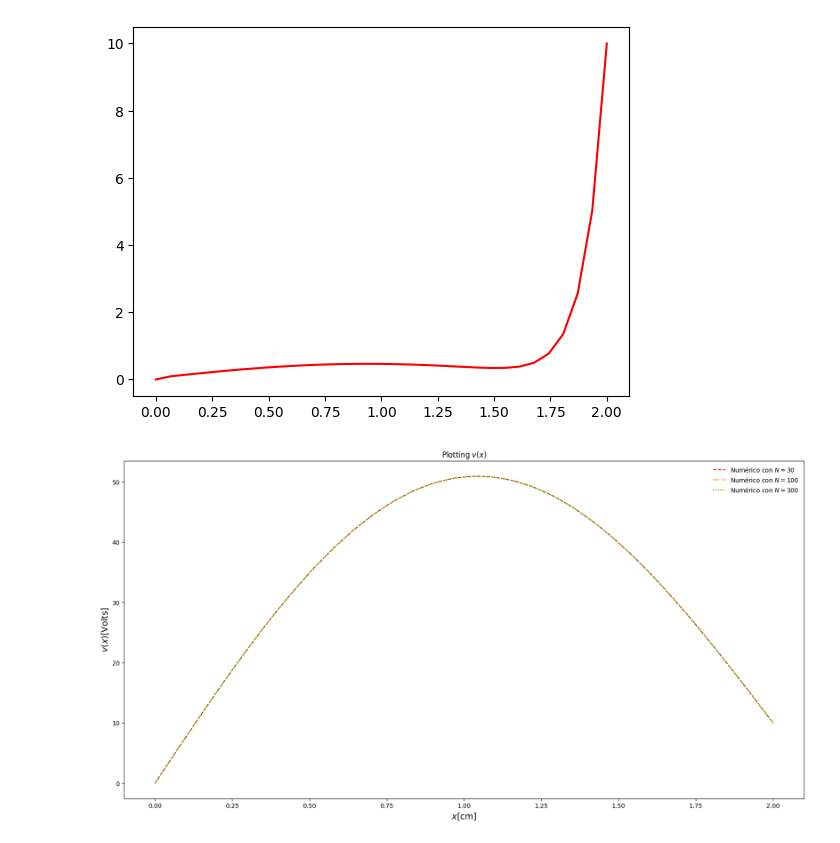
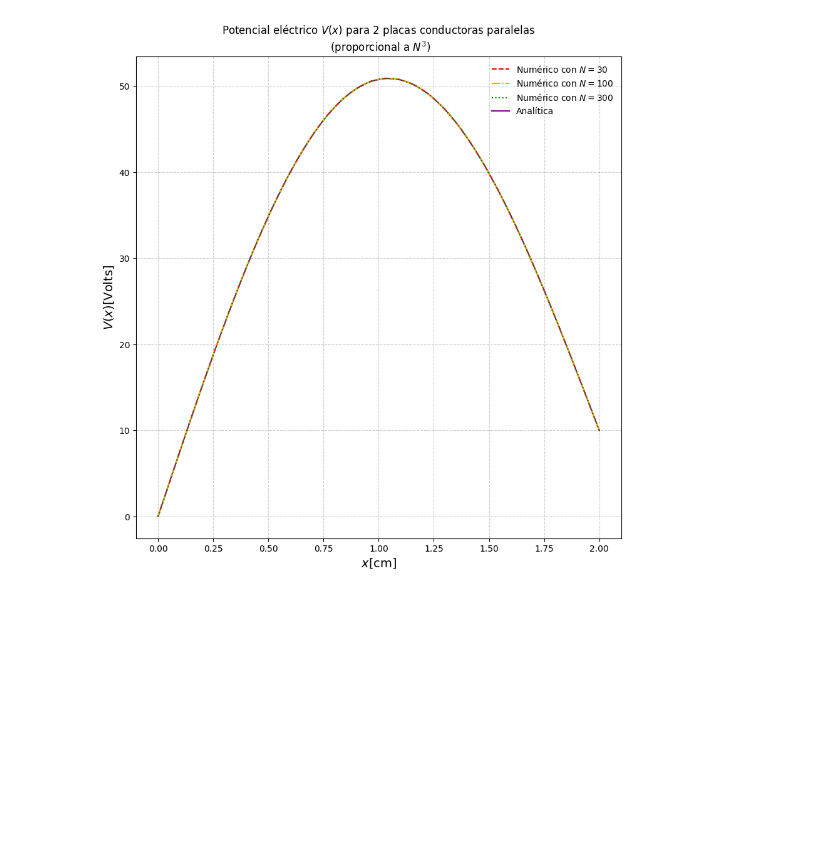
Before and after one commit to CrushinAngel/Numericos_2, a Jupyter notebook: pivot_gauss_sustitucion_poisson.ipynb, the cells around one changed output. Saved outputs shown, nothing was run; the diff lists cells and outputs as text; code cells hidden in the pictures; blank space fills up the shorter version.

```diff
--- a/pivot_gauss_sustitucion_poisson.ipynb
+++ b/pivot_gauss_sustitucion_poisson.ipynb
@@ -81,27 +79,36 @@ def gauss_elimination(N, method = "standard"):
   f_full = -rho_full / e_0
 
   return [x_full, f_full, v_full, delta_t]
-# %%
-mod = gauss_elimination(30, 'modified')
-
-plt.plot(mod[0]*100, mod[2], color='red', label='Analítico')
-plt.show()
-# %% [output]
-[figure, removed]
+# %%
+def analytic_sol(x, D, rho_0, e_0, Va, Vb):
+    term1 = (rho_0 * D**2) / (np.pi**2 * e_0) * np.sin(np.pi * x / D)
+    term2 = (Vb - Va) / D * x
+    return term1 + term2
 # %%
-plt.figure(figsize = (20,10))
-plt.title('Plotting ${v}({x})$')
+plt.figure(figsize = (10,10))
+plt.title('Potencial eléctrico ${V}({x})$ para 2 placas conductoras paralelas \n (proporcional a $N^3$)')
 plt.xlabel("${x} $[cm]", fontsize=14)
-plt.ylabel("${v}({x}) $[Volts]", fontsize=14)
+plt.ylabel("${V}({x}) $[Volts]", fontsize=14)
 
 N_styles = [(30, 'red', '--'), (100, 'orange', '-.'), (300, 'green', ':')]
+
 for (n, c, l) in N_styles:
     # Graficamos las soluciones v(x) para distintos N
-    plt.plot(gauss_elimination(n, 'standard')[0]*100, gauss_elimination(n, 'standard')[2], color = c, ls = l, label = 'Numérico con $N = ' + str(n) + '$')
-    #if i[0] == 300:
-         #plt.plot(gauss_elimination(i[0], 'standard')[0]*100, vt, color='blue', label='Analítico')
+    plt.plot(gauss_elimination(n, 'standard')[0]*100,
+             gauss_elimination(n, 'standard')[2],
+             color = c,
+             ls = l,
+             label = 'Numérico con $N = ' + str(n) + '$',
+             zorder = 2)
 
+x_300 = gauss_elimination(300, 'standard')[0]
+plt.plot(x_300*100,
+         analytic_sol(x_300, D, rho_0, e_0, Va, Vb),
+         color = 'purple',
+         label = 'Analítica',
+         zorder = 1)
 plt.legend(loc='upper right', frameon=False)
+plt.grid(True, ls = '--', c = 'k', alpha = 0.2)
 plt.show()
 # %% [output]
-[figure, old version]
+[figure, new version]
```
Also changed, not shown: parts of 4 cells of this notebook.
